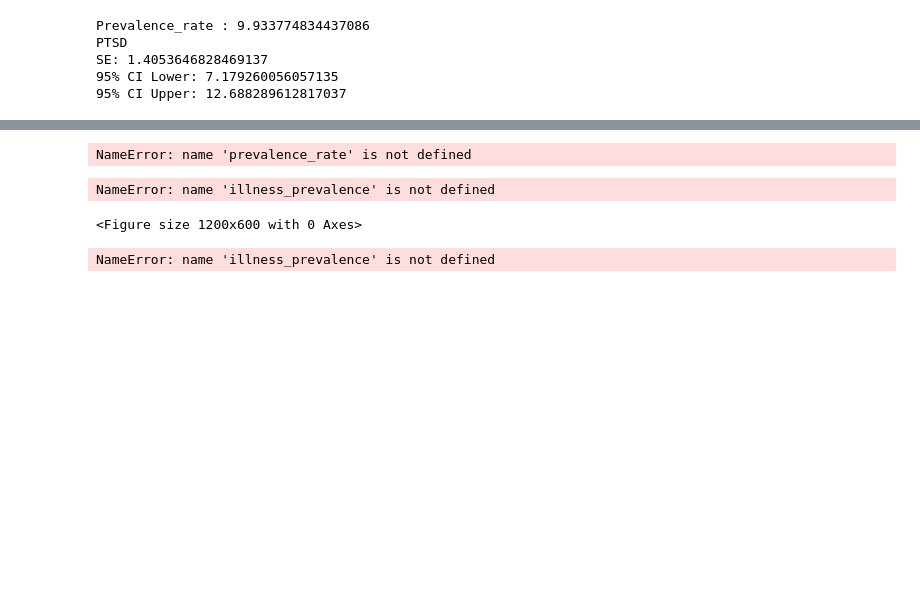
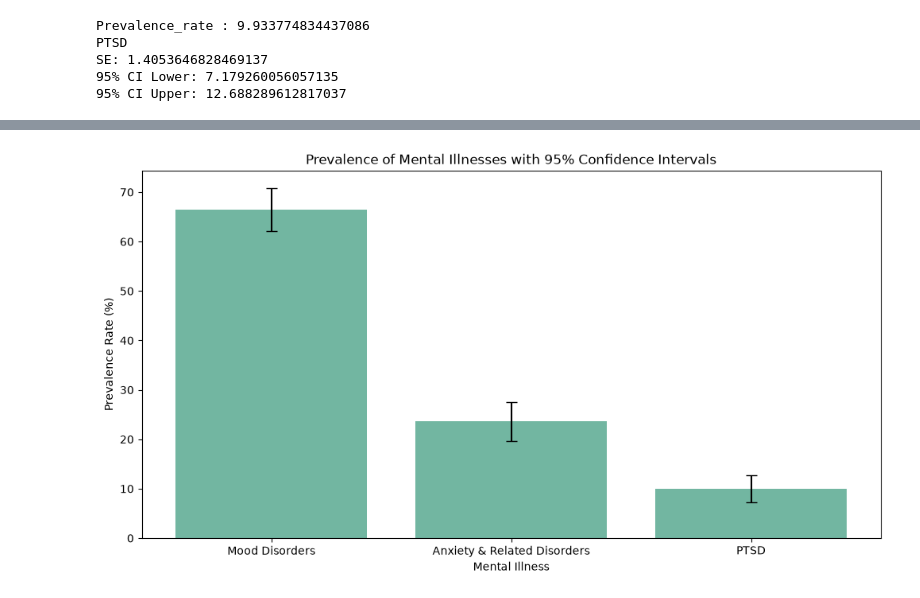
Before and after one commit to ikemprecious/mental-health-in-tech-eda, a Jupyter notebook: Mental_health_EDA.ipynb, the cells around one changed output, grey strips where cells are left out. Cells and saved outputs as stored; diff of their text form; code cells hidden in the pictures; blank space fills up the shorter version.

```diff
--- a/Mental_health_EDA.ipynb
+++ b/Mental_health_EDA.ipynb
@@ -845,39 +793,30 @@ NameError: name 'Prevalence_rate_AD' is not defined
-# %%
-print(type(prevalence_rate))
-# %% [output]
-NameError: name 'prevalence_rate' is not defined
 # %%
 plt.figure(figsize=(12, 6))
 
 ax = sns.barplot(
     x="Mental_Illness",
     y="prevalence_rate",
     data=illness_prevalence
 )
 
 plt.errorbar(
     x=range(len(illness_prevalence)),
     y=illness_prevalence["prevalence_rate"].to_numpy(),
     yerr=[
         illness_prevalence["prevalence_rate"].to_numpy()
         - illness_prevalence["CI_Lower"].to_numpy(),
         illness_prevalence["CI_Upper"].to_numpy()
         - illness_prevalence["prevalence_rate"].to_numpy()
     ],
     fmt="none",
+    ecolor = "black",
     capsize=5
 )
 
 ax.set_title("Prevalence of Mental Illnesses with 95% Confidence Intervals")
 ax.set_xlabel("Mental Illness")
 ax.set_ylabel("Prevalence Rate (%)")
 
 plt.show()
 # %% [output]
-NameError: name 'illness_prevalence' is not defined
-<Figure size 1200x600 with 0 Axes>
+[figure, added]
-# %%
-
-print(illness_prevalence.columns.tolist())
-# %% [output]
-NameError: name 'illness_prevalence' is not defined
```
Also changed, not shown: parts of 77 cells of this notebook.
